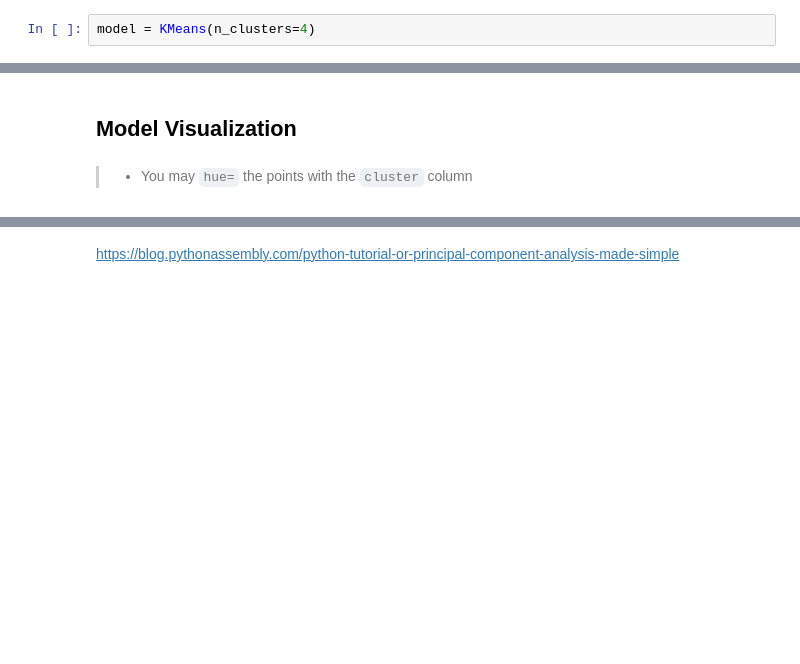
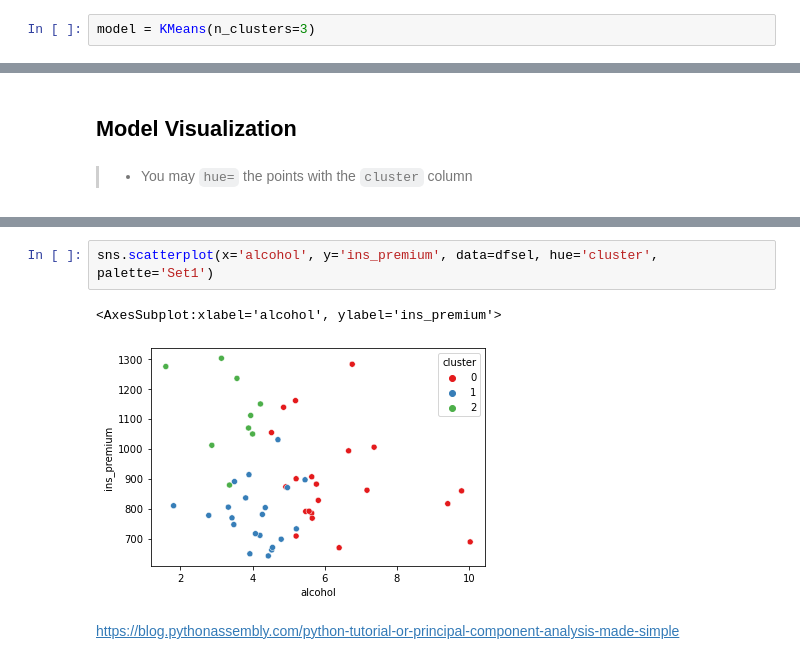
Before and after one commit to frands97/machine-learning-program, a Jupyter notebook: II Machine Learning & Deep Learning/#10. Componentes Principales (PCA)/10session.ipynb, the cells around one changed output, grey strips where cells are left out. Drawn from its saved outputs; the diff is of its cells as text; blank space fills up the shorter version.

```diff
--- a/II Machine Learning & Deep Learning/#10. Componentes Principales (PCA)/10session.ipynb
+++ b/II Machine Learning & Deep Learning/#10. Componentes Principales (PCA)/10session.ipynb
@@ -96,4 +83,4 @@ dfnorm.alcohol.hist()
 # %%
 from sklearn.cluster import KMeans
 # %%
-model = KMeans(n_clusters=4)
+model = KMeans(n_clusters=3)
@@ -133,3 +143,8 @@ px.scatter_3d(x='alcohol', y='ins_losses', z='speeding', data_frame=dfsel, color
+# %%
+sns.scatterplot(x='alcohol', y='ins_premium', data=dfsel, hue='cluster', palette='Set1')
+# %% [output]
+<AxesSubplot:xlabel='alcohol', ylabel='ins_premium'>
+[figure, added]
 # %% [markdown]
 https://blog.pythonassembly.com/python-tutorial-or-principal-component-analysis-made-simple
 # %% [markdown]
```
Also changed, not shown: parts of 77 cells of this notebook, 1 other file.
